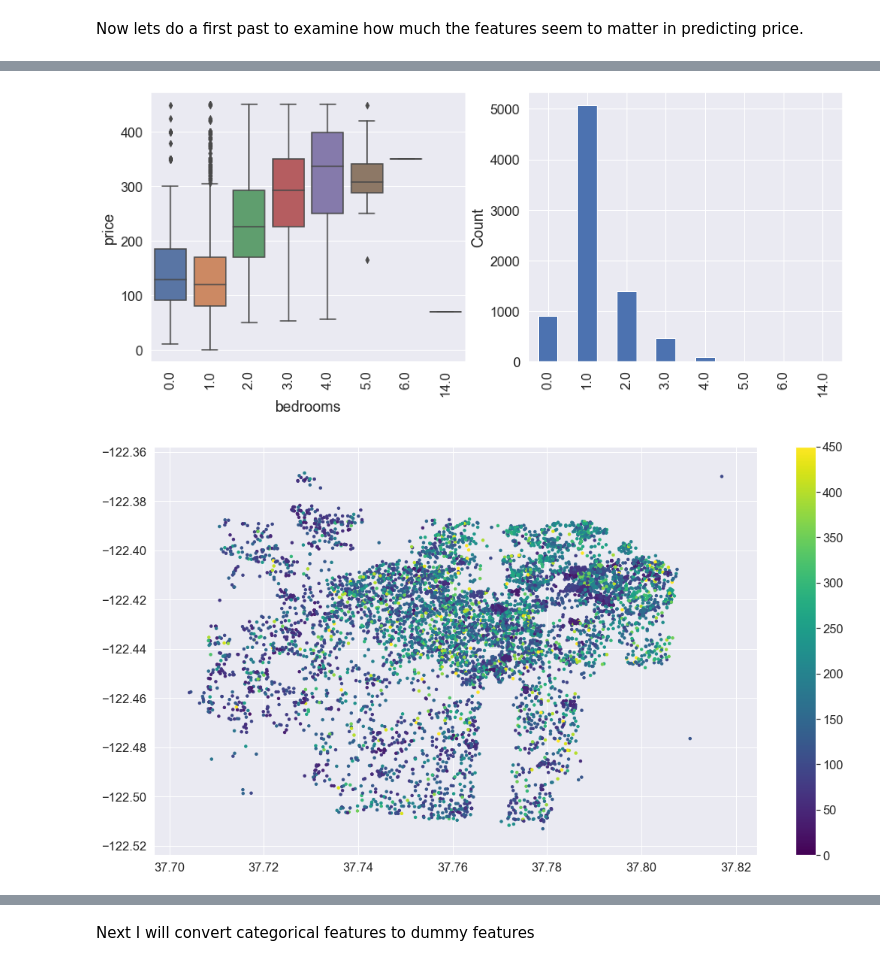
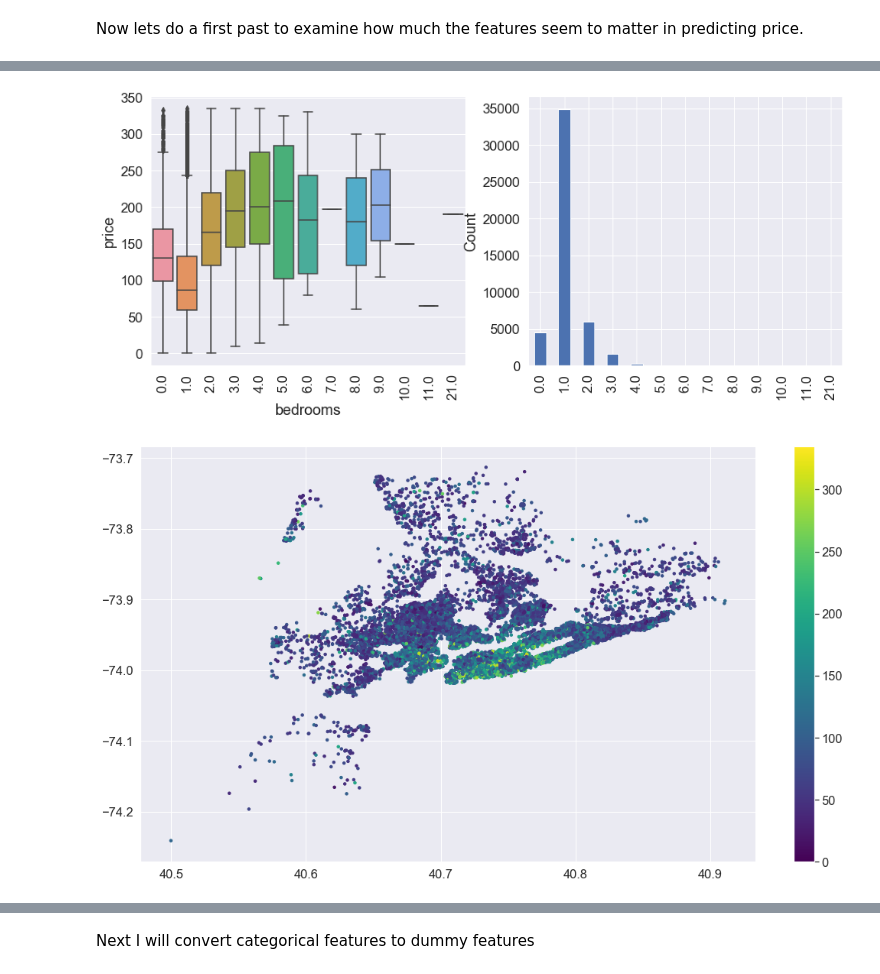
Before and after one commit to ablaikie103/airbnb-analysis, a Jupyter notebook: PriceFactors.ipynb, the cells around one changed output, grey strips where cells are left out. Saved outputs shown, nothing was run; the diff lists cells and outputs as text; code cells hidden in the pictures.

Commit message:
Analyzed New York Data

```diff
--- a/PriceFactors.ipynb
+++ b/PriceFactors.ipynb
@@ -22,7 +25,7 @@ from sklearn.neighbors import KNeighborsRegressor
 from sklearn.metrics import mean_squared_error
 from sklearn.neural_network import MLPRegressor
 # %%
-listings_df = pd.read_csv('listings.csv')
+listings_df = pd.read_csv('New-York/listings.csv')
 
 # Drop variables will all there values missing
 listings_df.dropna(axis=1, how='all', inplace=True)
@@ -34,5 +37,4 @@ for col in listings_df:
 
 # List all the variables
 print(listings_df.shape)
-set(listings_df.columns)
 # %% [output]
@@ -57,6 +42,3 @@ set(listings_df.columns)
-# %%
-# Drop columns not relevant for prediction
-listings_df = listings_df.drop(columns=['id', 'host_id', 'host_name'])
 # %% [markdown]
 There are many variables (columns in the pandas DataFrame) that have data from every single listing (rows in the pandas DataFrame).
 # %%
@@ -99,9 +90,9 @@ The average security deposit is $445.
 # %%
 # Which ammenities to check for
 amenities = ["Doorman", "Gym", "Pool", "Wheelchair Accessible", "Fireplace", "Air conditioning",
-                 "Washer", "TV", "Breakfast", "Dog(s)", "Cat(s)", "Paid Parking", "Wheelchair"]
+                 "Washer", "TV", "Breakfast", "Dog(s)", "Cat(s)", "Paid Parking", "Wheelchair", "Hot tub", "backyard"]
 
-# Check to see if the listing offers these ammenities
+# Check to see if the listing offers these ammenities and create a new tf feature for that listing
 amenity_arr = np.array([listings_df['amenities'].map(lambda amns: amn in amns) for amn in amenities])
 
 listings_df = pd.concat([listings_df, pd.DataFrame(data=amenity_arr.T, columns=amenities)], axis=1)
@@ -167,11 +144,12 @@ plot_price_dist(listings_df, 'neighbourhood_cleansed')
 # %%
 plot_price_dist(listings_df, 'bedrooms')
 # %% [output]
-[figure, old version]
+[figure, new version]
 # %%
 plt.figure(figsize=[18,10])
-plt.scatter(listings_df['latitude'], listings_df['longitude'],
-            c=listings_df['price'], cmap='viridis',s=12)
+plt.scatter(listings_df[listings_df['accommodates']==2]['latitude'],
+            listings_df[listings_df['accommodates']==2]['longitude'],
+            c=listings_df[listings_df['accommodates']==2]['price'], cmap='viridis',s=12)
 cbar = plt.colorbar()
 # %% [output]
-[figure, old version]
+[figure, new version]
```
Also changed, not shown: parts of 74 cells of this notebook.
